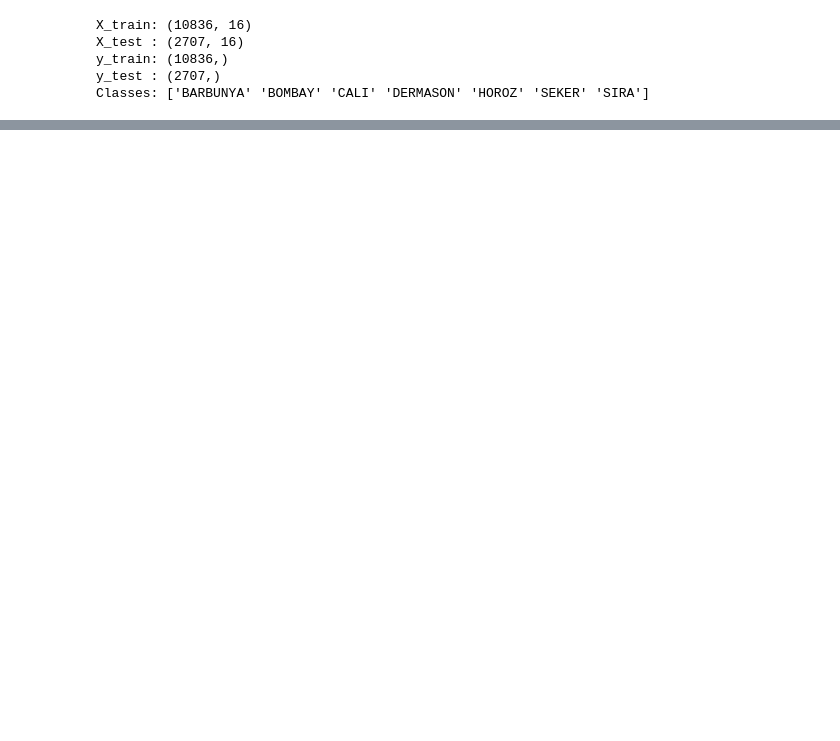
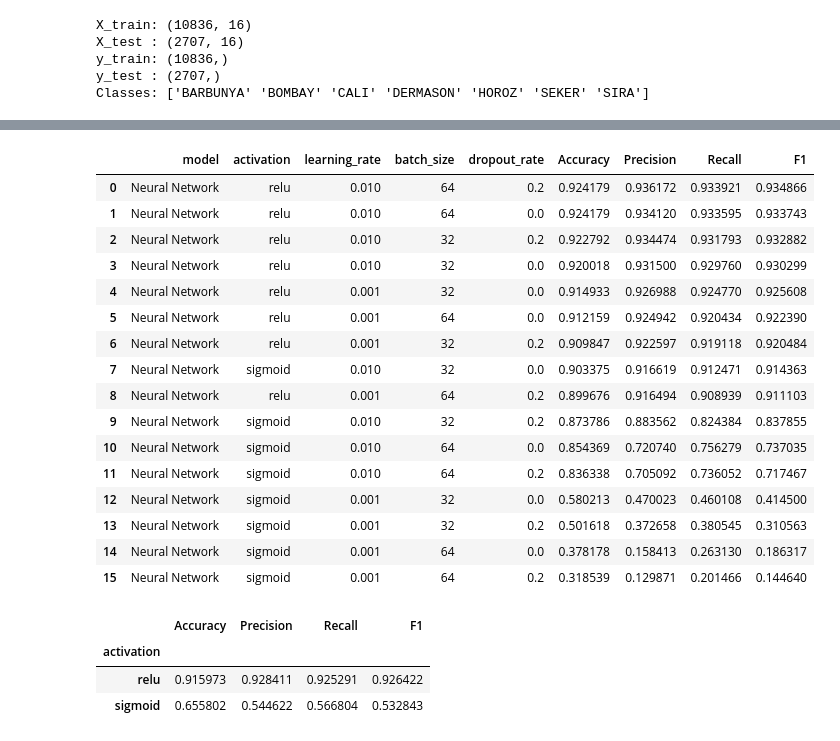
Before and after one commit to pvq-vn/dry-bean-ml, a Jupyter notebook: notebooks/06_hyperparameter.ipynb, the cells around one changed output, grey strips where cells are left out. Drawn from its saved outputs; the diff is of its cells as text; code cells hidden in the pictures; blank space fills up the shorter version.

```diff
--- a/notebooks/06_hyperparameter.ipynb
+++ b/notebooks/06_hyperparameter.ipynb
@@ -39,0 +59,25 @@ Classes: ['BARBUNYA' 'BOMBAY' 'CALI' 'DERMASON' 'HOROZ' 'SEKER' 'SIRA']
+# %%
+knn_results = []
+
+for k in k_values:
+
+    for weights in weights_values:
+
+        knn = KNN(
+            k=k,
+            weights=weights
+        )
+
+        knn.fit(X_train_tune, y_train_tune)
+
+        y_pred = knn.predict(X_val)
+
+        knn_results.append({
+            "model": "KNN",
+            "k": k,
+            "weights": weights,
+            "Accuracy": accuracy(y_val, y_pred),
+            "Precision": precision(y_val, y_pred),
+            "Recall": recall(y_val, y_pred),
+            "F1": f1_score(y_val, y_pred)
+        })
@@ -39,0 +198,40 @@ Classes: ['BARBUNYA' 'BOMBAY' 'CALI' 'DERMASON' 'HOROZ' 'SEKER' 'SIRA']
+# %%
+nn_results_df = pd.DataFrame(nn_results)
+
+nn_results_df = nn_results_df.sort_values(
+    "F1",
+    ascending=False
+).reset_index(drop=True)
+
+nn_results_df
+# %% [output]
+|  | model | activation | learning_rate | batch_size | dropout_rate | Accuracy | Precision | Recall | F1 |
+| 0 | Neural Network | relu | 0.010 | 64 | 0.2 | 0.924179 | 0.936172 | 0.933921 | 0.934866 |
+| 1 | Neural Network | relu | 0.010 | 64 | 0.0 | 0.924179 | 0.934120 | 0.933595 | 0.933743 |
+| 2 | Neural Network | relu | 0.010 | 32 | 0.2 | 0.922792 | 0.934474 | 0.931793 | 0.932882 |
+| 3 | Neural Network | relu | 0.010 | 32 | 0.0 | 0.920018 | 0.931500 | 0.929760 | 0.930299 |
+| 4 | Neural Network | relu | 0.001 | 32 | 0.0 | 0.914933 | 0.926988 | 0.924770 | 0.925608 |
+| 5 | Neural Network | relu | 0.001 | 64 | 0.0 | 0.912159 | 0.924942 | 0.920434 | 0.922390 |
+| 6 | Neural Network | relu | 0.001 | 32 | 0.2 | 0.909847 | 0.922597 | 0.919118 | 0.920484 |
+| 7 | Neural Network | sigmoid | 0.010 | 32 | 0.0 | 0.903375 | 0.916619 | 0.912471 | 0.914363 |
+| 8 | Neural Network | relu | 0.001 | 64 | 0.2 | 0.899676 | 0.916494 | 0.908939 | 0.911103 |
+| 9 | Neural Network | sigmoid | 0.010 | 32 | 0.2 | 0.873786 | 0.883562 | 0.824384 | 0.837855 |
+| 10 | Neural Network | sigmoid | 0.010 | 64 | 0.0 | 0.854369 | 0.720740 | 0.756279 | 0.737035 |
+| 11 | Neural Network | sigmoid | 0.010 | 64 | 0.2 | 0.836338 | 0.705092 | 0.736052 | 0.717467 |
+| 12 | Neural Network | sigmoid | 0.001 | 32 | 0.0 | 0.580213 | 0.470023 | 0.460108 | 0.414500 |
+| 13 | Neural Network | sigmoid | 0.001 | 32 | 0.2 | 0.501618 | 0.372658 | 0.380545 | 0.310563 |
+| 14 | Neural Network | sigmoid | 0.001 | 64 | 0.0 | 0.378178 | 0.158413 | 0.263130 | 0.186317 |
+| 15 | Neural Network | sigmoid | 0.001 | 64 | 0.2 | 0.318539 | 0.129871 | 0.201466 | 0.144640 |
+# %%
+activation_summary = (
+    nn_results_df
+    .groupby("activation")[["Accuracy", "Precision", "Recall", "F1"]]
+    .mean()
+)
+
+activation_summary
+# %% [output]
+|  | Accuracy | Precision | Recall | F1 |
+| activation |  |  |  |  |
+| relu | 0.915973 | 0.928411 | 0.925291 | 0.926422 |
+| sigmoid | 0.655802 | 0.544622 | 0.566804 | 0.532843 |
```
Also changed, not shown: parts of 12 cells of this notebook, 7 other files.
